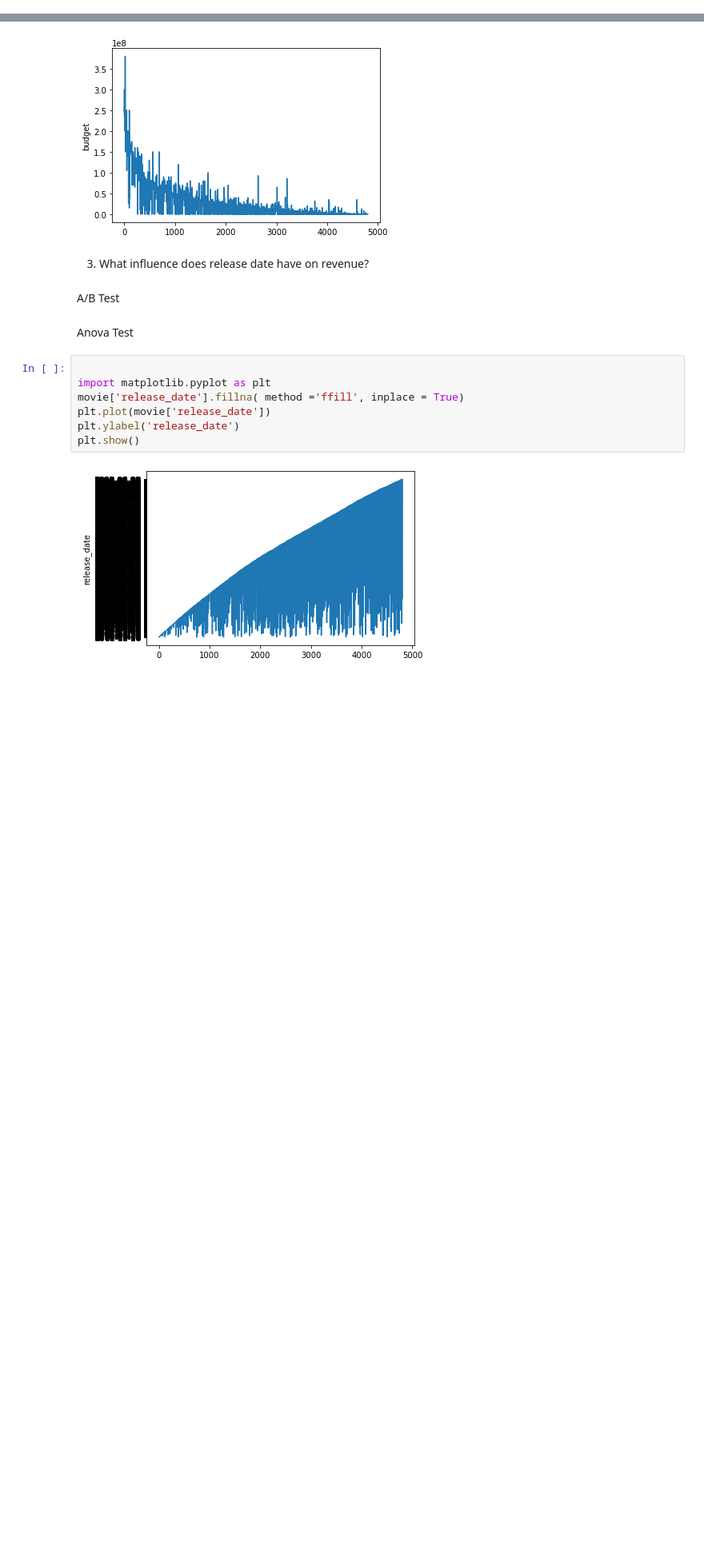
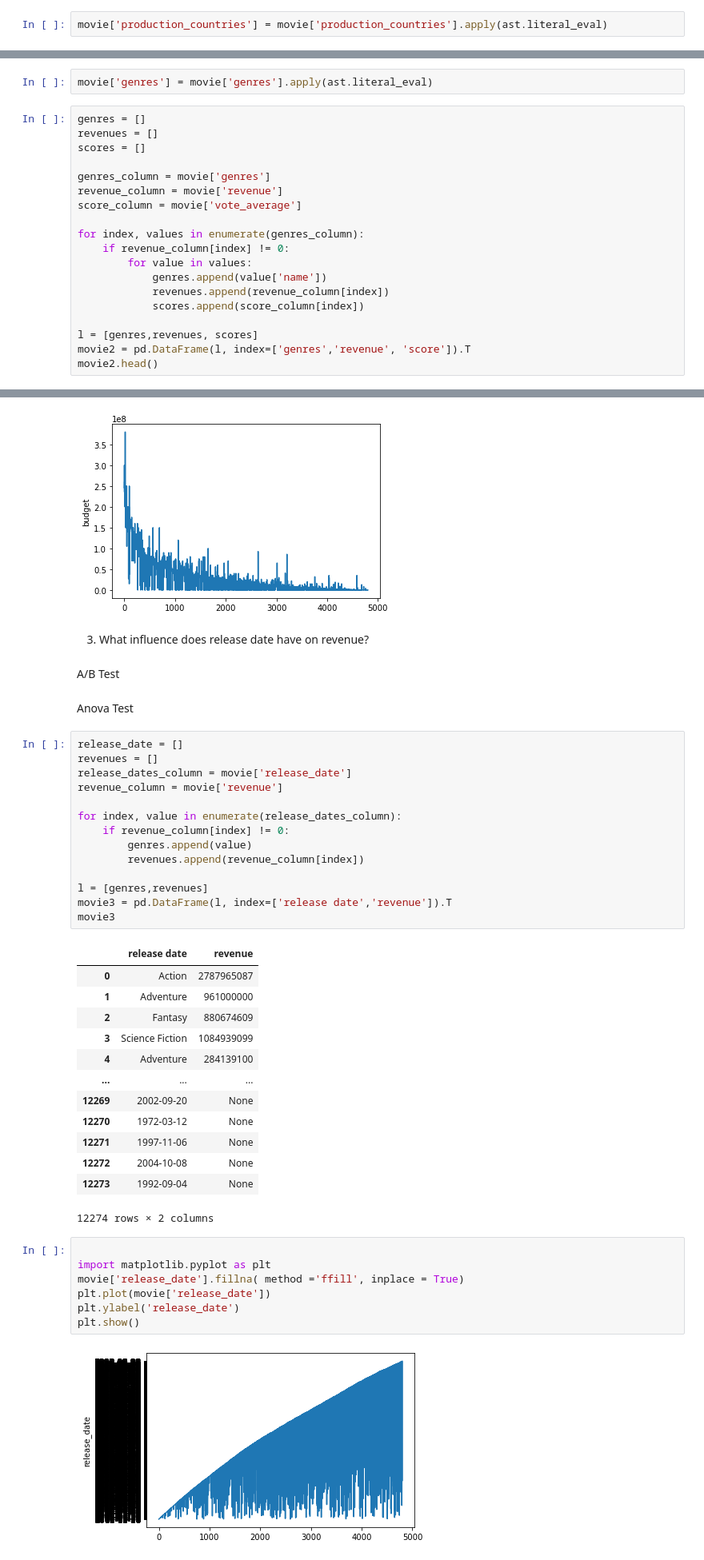
Before and after one commit to TuPham1508/Assignment, a Jupyter notebook: Assignment 2.ipynb, the cells around one changed output, grey strips where cells are left out. Shown at 80% size. Drawn from its saved outputs; the diff is of its cells as text; blank space fills up the shorter version.

```diff
--- a/Assignment 2.ipynb
+++ b/Assignment 2.ipynb
@@ -65,6 +124,8 @@ movie['production_countries']
 4801    [{"iso_3166_1": "US", "name": "United States o...
 4802    [{"iso_3166_1": "US", "name": "United States o...
 Name: production_countries, Length: 4803, dtype: object
+# %%
+movie['production_countries'] = movie['production_countries'].apply(ast.literal_eval)
 # %%
 country = movie['production_countries']
 country
@@ -101,0 +195,21 @@ t-test
+# %%
+movie['genres'] = movie['genres'].apply(ast.literal_eval)
+# %%
+genres = []
+revenues = []
+scores = []
+
+genres_column = movie['genres']
+revenue_column = movie['revenue']
+score_column = movie['vote_average']
+
+for index, values in enumerate(genres_column):
+    if revenue_column[index] != 0:
+        for value in values:
+            genres.append(value['name'])
+            revenues.append(revenue_column[index])
+            scores.append(score_column[index])
+
+l = [genres,revenues, scores]
+movie2 = pd.DataFrame(l, index=['genres','revenue', 'score']).T
+movie2.head()
@@ -112,6 +266,34 @@ plt.show()
 A/B Test
 # %% [markdown]
 Anova Test
+# %%
+release_date = []
+revenues = []
+release_dates_column = movie['release_date']
+revenue_column = movie['revenue']
+
+for index, value in enumerate(release_dates_column):
+    if revenue_column[index] != 0:
+        genres.append(value)
+        revenues.append(revenue_column[index])
+
+l = [genres,revenues]
+movie3 = pd.DataFrame(l, index=['release date','revenue']).T
+movie3
+# %% [output]
+|  | release date | revenue |
+| 0 | Action | 2787965087 |
+| 1 | Adventure | 961000000 |
+| 2 | Fantasy | 880674609 |
+| 3 | Science Fiction | 1084939099 |
+| 4 | Adventure | 284139100 |
+| ... | ... | ... |
+| 12269 | 2002-09-20 | None |
+| 12270 | 1972-03-12 | None |
+| 12271 | 1997-11-06 | None |
+| 12272 | 2004-10-08 | None |
+| 12273 | 1992-09-04 | None |
+12274 rows × 2 columns
 # %%
 
 import matplotlib.pyplot as plt
```
Also changed, not shown: parts of 15 cells of this notebook.
